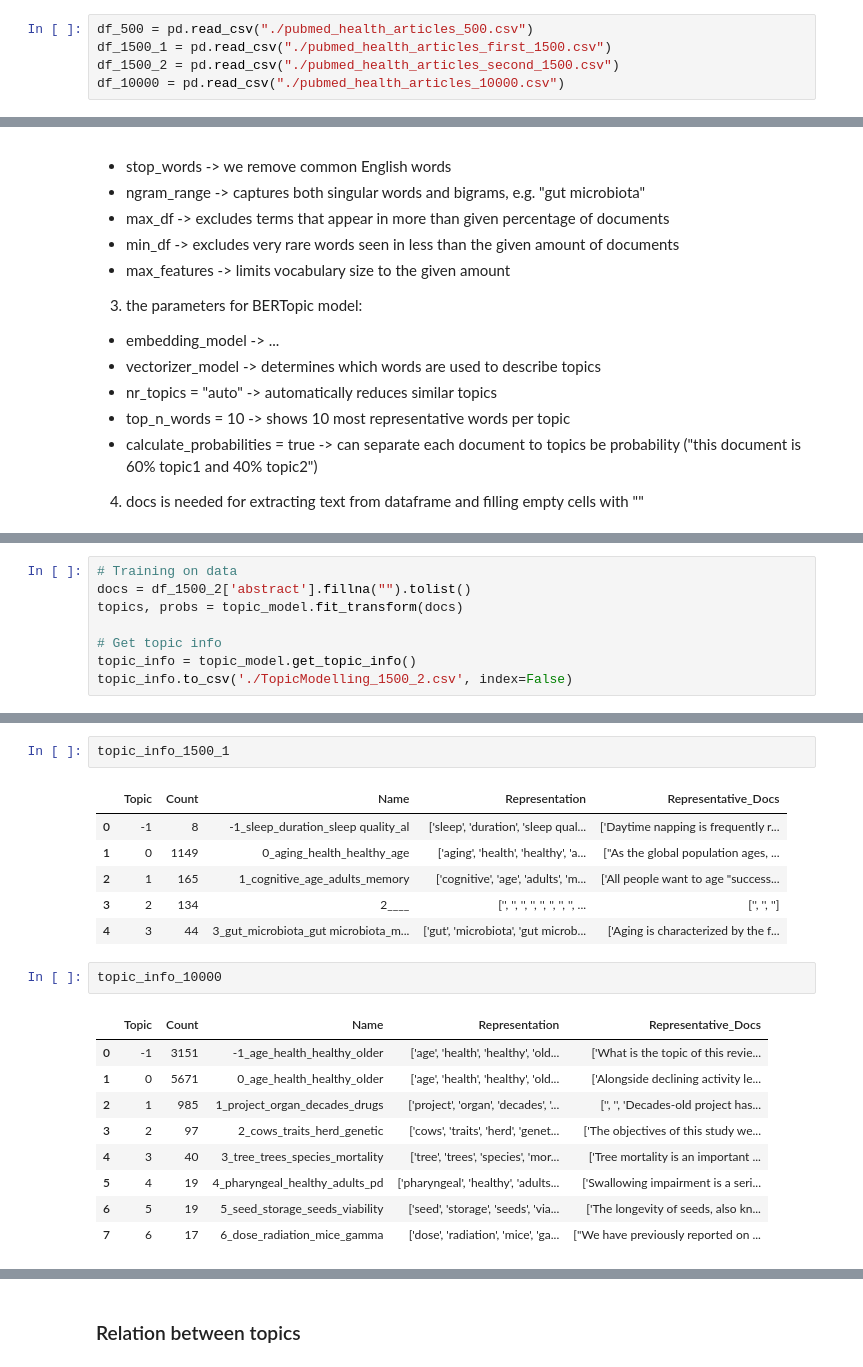
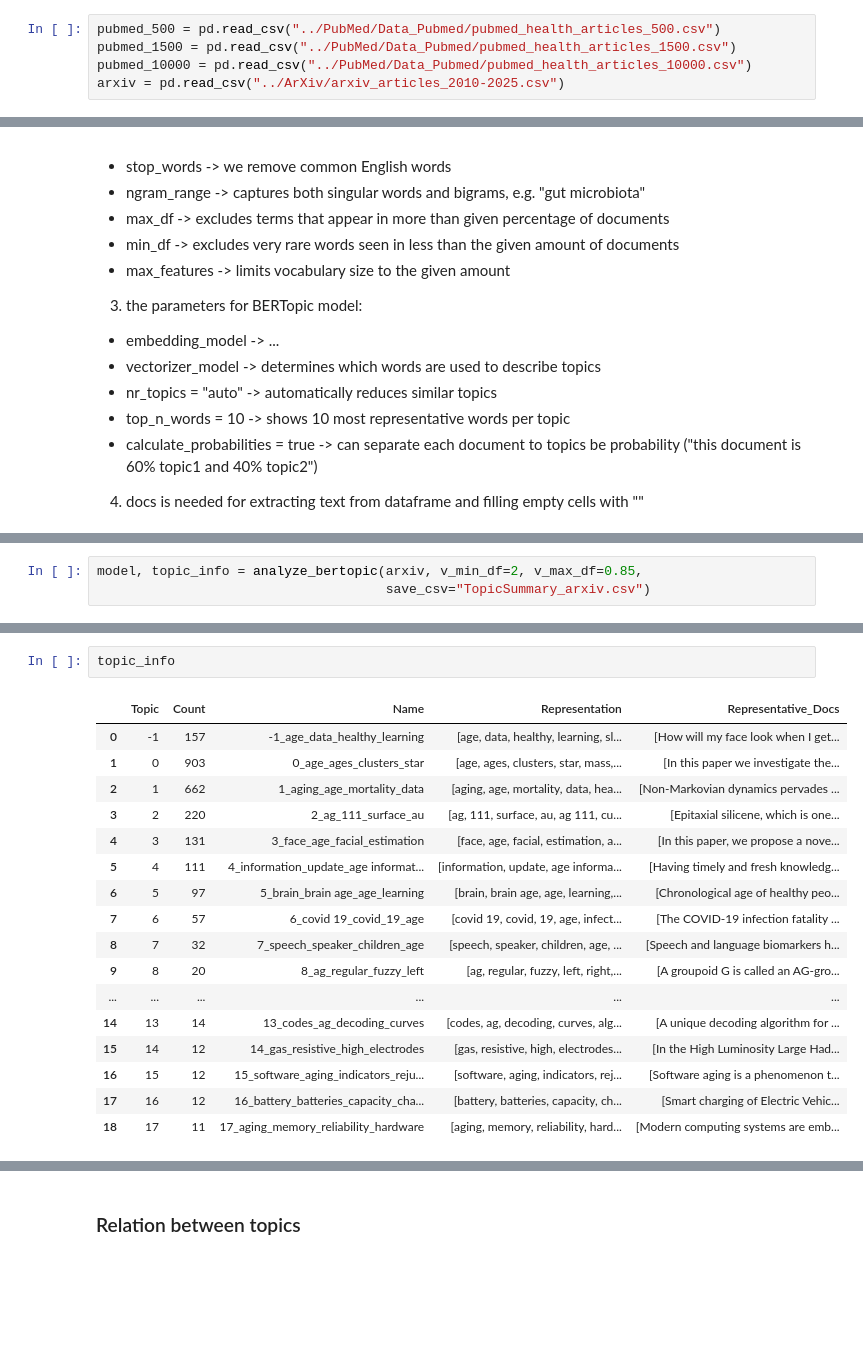
Before and after one commit to Iskken/Echoes-of-Longevity-Research, a Jupyter notebook: Publications/notebooks/DataAnalysis.ipynb, the cells around one changed output, grey strips where cells are left out. Drawn from its saved outputs; the diff is of its cells as text; blank space fills up the shorter version.

```diff
--- a/Publications/notebooks/DataAnalysis.ipynb
+++ b/Publications/notebooks/DataAnalysis.ipynb
@@ -12,8 +12,8 @@ Entrez.email = "myrzakunbekovis@gmail.com"
 
 pd.set_option('display.max_colwidth', None)
 # %%
-df_500 = pd.read_csv("./pubmed_health_articles_500.csv")
-df_1500_1 = pd.read_csv("./pubmed_health_articles_first_1500.csv")
-df_1500_2 = pd.read_csv("./pubmed_health_articles_second_1500.csv")
-df_10000 = pd.read_csv("./pubmed_health_articles_10000.csv")
+pubmed_500 = pd.read_csv("../PubMed/Data_Pubmed/pubmed_health_articles_500.csv")
+pubmed_1500 = pd.read_csv("../PubMed/Data_Pubmed/pubmed_health_articles_1500.csv")
+pubmed_10000 = pd.read_csv("../PubMed/Data_Pubmed/pubmed_health_articles_10000.csv")
+arxiv = pd.read_csv("../ArXiv/arxiv_articles_2010-2025.csv")
 # %% [markdown]
@@ -66,8 +111,3 @@ topic_model = BERTopic(
 # %%
-# Training on data
-docs = df_1500_2['abstract'].fillna("").tolist()
-topics, probs = topic_model.fit_transform(docs)
-
-# Get topic info
-topic_info = topic_model.get_topic_info()
-topic_info.to_csv('./TopicModelling_1500_2.csv', index=False)
+model, topic_info = analyze_bertopic(arxiv, v_min_df=2, v_max_df=0.85,
+                                     save_csv="TopicSummary_arxiv.csv")
@@ -88,21 +127,20 @@ topic_info_500
-# %%
-topic_info_1500_1
-# %% [output]
-|  | Topic | Count | Name | Representation | Representative_Docs |
-| 0 | -1 | 8 | -1_sleep_duration_sleep quality_al | ['sleep', 'duration', 'sleep qual... | ['Daytime napping is frequently r... |
-| 1 | 0 | 1149 | 0_aging_health_healthy_age | ['aging', 'health', 'healthy', 'a... | ["As the global population ages, ... |
-| 2 | 1 | 165 | 1_cognitive_age_adults_memory | ['cognitive', 'age', 'adults', 'm... | ['All people want to age "success... |
-| 3 | 2 | 134 | 2____ | ['', '', '', '', '', '', '', '', ... | ['', '', ''] |
-| 4 | 3 | 44 | 3_gut_microbiota_gut microbiota_m... | ['gut', 'microbiota', 'gut microb... | ['Aging is characterized by the f... |
-# %%
-topic_info_10000
-# %% [output]
-|  | Topic | Count | Name | Representation | Representative_Docs |
-| 0 | -1 | 3151 | -1_age_health_healthy_older | ['age', 'health', 'healthy', 'old... | ['What is the topic of this revie... |
-| 1 | 0 | 5671 | 0_age_health_healthy_older | ['age', 'health', 'healthy', 'old... | ['Alongside declining activity le... |
-| 2 | 1 | 985 | 1_project_organ_decades_drugs | ['project', 'organ', 'decades', '... | ['', '', 'Decades-old project has... |
-| 3 | 2 | 97 | 2_cows_traits_herd_genetic | ['cows', 'traits', 'herd', 'genet... | ['The objectives of this study we... |
-| 4 | 3 | 40 | 3_tree_trees_species_mortality | ['tree', 'trees', 'species', 'mor... | ['Tree mortality is an important ... |
-| 5 | 4 | 19 | 4_pharyngeal_healthy_adults_pd | ['pharyngeal', 'healthy', 'adults... | ['Swallowing impairment is a seri... |
-| 6 | 5 | 19 | 5_seed_storage_seeds_viability | ['seed', 'storage', 'seeds', 'via... | ['The longevity of seeds, also kn... |
-| 7 | 6 | 17 | 6_dose_radiation_mice_gamma | ['dose', 'radiation', 'mice', 'ga... | ["We have previously reported on ... |
+# %%
+topic_info
+# %% [output]
+|  | Topic | Count | Name | Representation | Representative_Docs |
+| 0 | -1 | 157 | -1_age_data_healthy_learning | [age, data, healthy, learning, sl... | [How will my face look when I get... |
+| 1 | 0 | 903 | 0_age_ages_clusters_star | [age, ages, clusters, star, mass,... | [In this paper we investigate the... |
+| 2 | 1 | 662 | 1_aging_age_mortality_data | [aging, age, mortality, data, hea... | [Non-Markovian dynamics pervades ... |
+| 3 | 2 | 220 | 2_ag_111_surface_au | [ag, 111, surface, au, ag 111, cu... | [Epitaxial silicene, which is one... |
+| 4 | 3 | 131 | 3_face_age_facial_estimation | [face, age, facial, estimation, a... | [In this paper, we propose a nove... |
+| 5 | 4 | 111 | 4_information_update_age informat... | [information, update, age informa... | [Having timely and fresh knowledg... |
+| 6 | 5 | 97 | 5_brain_brain age_age_learning | [brain, brain age, age, learning,... | [Chronological age of healthy peo... |
+| 7 | 6 | 57 | 6_covid 19_covid_19_age | [covid 19, covid, 19, age, infect... | [The COVID-19 infection fatality ... |
+| 8 | 7 | 32 | 7_speech_speaker_children_age | [speech, speaker, children, age, ... | [Speech and language biomarkers h... |
+| 9 | 8 | 20 | 8_ag_regular_fuzzy_left | [ag, regular, fuzzy, left, right,... | [A groupoid G is called an AG-gro... |
+| ... | ... | ... | ... | ... | ... |
+| 14 | 13 | 14 | 13_codes_ag_decoding_curves | [codes, ag, decoding, curves, alg... | [A unique decoding algorithm for ... |
+| 15 | 14 | 12 | 14_gas_resistive_high_electrodes | [gas, resistive, high, electrodes... | [In the High Luminosity Large Had... |
+| 16 | 15 | 12 | 15_software_aging_indicators_reju... | [software, aging, indicators, rej... | [Software aging is a phenomenon t... |
+| 17 | 16 | 12 | 16_battery_batteries_capacity_cha... | [battery, batteries, capacity, ch... | [Smart charging of Electric Vehic... |
+| 18 | 17 | 11 | 17_aging_memory_reliability_hardware | [aging, memory, reliability, hard... | [Modern computing systems are emb... |
```
Also changed, not shown: parts of 25 cells of this notebook, 4 other files.
